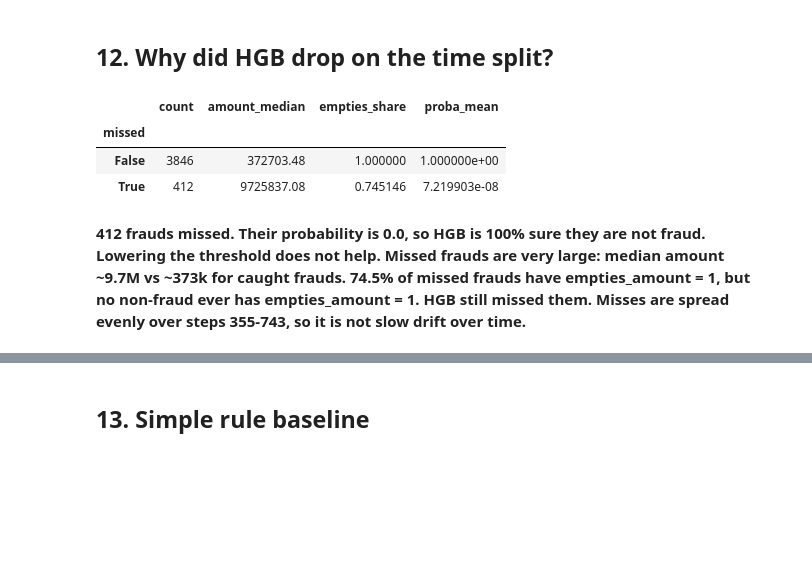
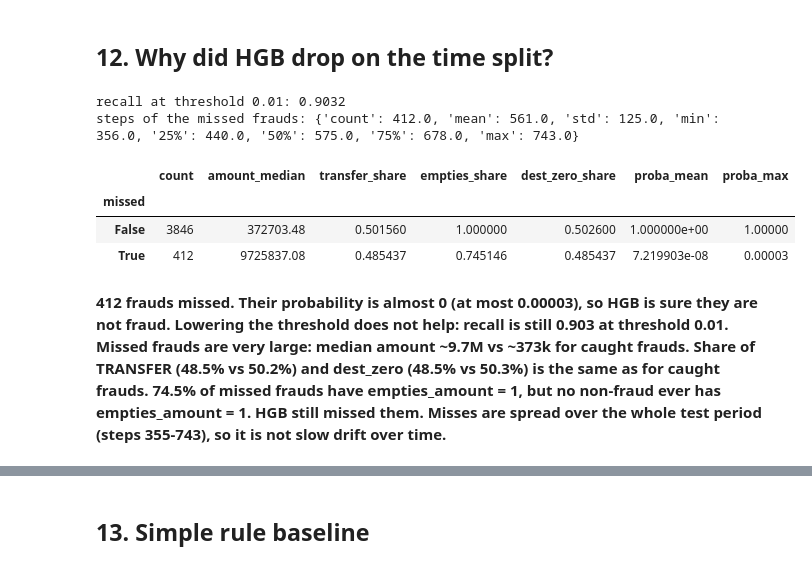
Before and after one commit to aqshanto/Paysim-Fraud-Detection, a Jupyter notebook: notebooks/research.ipynb, the cells around one changed output, grey strips where cells are left out. Drawn from its saved outputs; the diff is of its cells as text; code cells hidden in the pictures; blank space fills up the shorter version.

```diff
--- a/notebooks/research.ipynb
+++ b/notebooks/research.ipynb
@@ -695,23 +697,30 @@ cached('rf_random_split', rf_random_run)
 # %%
 hgb_t = HistGradientBoostingClassifier(random_state=42)
 hgb_t.fit(X_train_t, y_train_t)
 proba = hgb_t.predict_proba(X_test_t)[:, 1]
 
 is_fraud = (y_test_t == 1).values
 fraud_t = X_test_t[is_fraud].copy()
 fraud_t['proba'] = proba[is_fraud]
 fraud_t['missed'] = fraud_t['proba'] < 0.5
 
+print('recall at threshold 0.01:', round(recall_score(y_test_t, (proba >= 0.01).astype(int)), 4))
+print('steps of the missed frauds:', df_fd.loc[fraud_t.index[fraud_t['missed']], 'step'].describe().round(0).to_dict())
+
 fraud_t.groupby('missed').agg(count=('amount', 'size'), amount_median=('amount', 'median'),
-                              empties_share=('empties_amount', 'mean'), proba_mean=('proba', 'mean'))
+                              transfer_share=('type', 'mean'), empties_share=('empties_amount', 'mean'),
+                              dest_zero_share=('dest_zero', 'mean'),
+                              proba_mean=('proba', 'mean'), proba_max=('proba', 'max'))
 # %% [output]
+recall at threshold 0.01: 0.9032
+steps of the missed frauds: {'count': 412.0, 'mean': 561.0, 'std': 125.0, 'min': 356.0, '25%': 440.0, '50%': 575.0, '75%': 678.0, 'max': 743.0}
-|  | count | amount_median | empties_share | proba_mean |
-| missed |  |  |  |  |
-| False | 3846 | 372703.48 | 1.000000 | 1.000000e+00 |
-| True | 412 | 9725837.08 | 0.745146 | 7.219903e-08 |
+|  | count | amount_median | transfer_share | empties_share | dest_zero_share | proba_mean | proba_max |
+| missed |  |  |  |  |  |  |  |
+| False | 3846 | 372703.48 | 0.501560 | 1.000000 | 0.502600 | 1.000000e+00 | 1.00000 |
+| True | 412 | 9725837.08 | 0.485437 | 0.745146 | 0.485437 | 7.219903e-08 | 0.00003 |
 # %% [markdown]
-**412 frauds missed. Their probability is 0.0, so HGB is 100% sure they are not fraud. Lowering the threshold does not help.**
-**Missed frauds are very large: median amount ~9.7M vs ~373k for caught frauds.**
+**412 frauds missed. Their probability is almost 0 (at most 0.00003), so HGB is sure they are not fraud. Lowering the threshold does not help: recall is still 0.903 at threshold 0.01.**
+**Missed frauds are very large: median amount ~9.7M vs ~373k for caught frauds. Share of TRANSFER (48.5% vs 50.2%) and dest_zero (48.5% vs 50.3%) is the same as for caught frauds.**
 **74.5% of missed frauds have empties_amount = 1, but no non-fraud ever has empties_amount = 1. HGB still missed them.**
-**Misses are spread evenly over steps 355-743, so it is not slow drift over time.**
+**Misses are spread over the whole test period (steps 355-743), so it is not slow drift over time.**
 # %%
```
Also changed, not shown: parts of 22 cells of this notebook, 7 other files.
